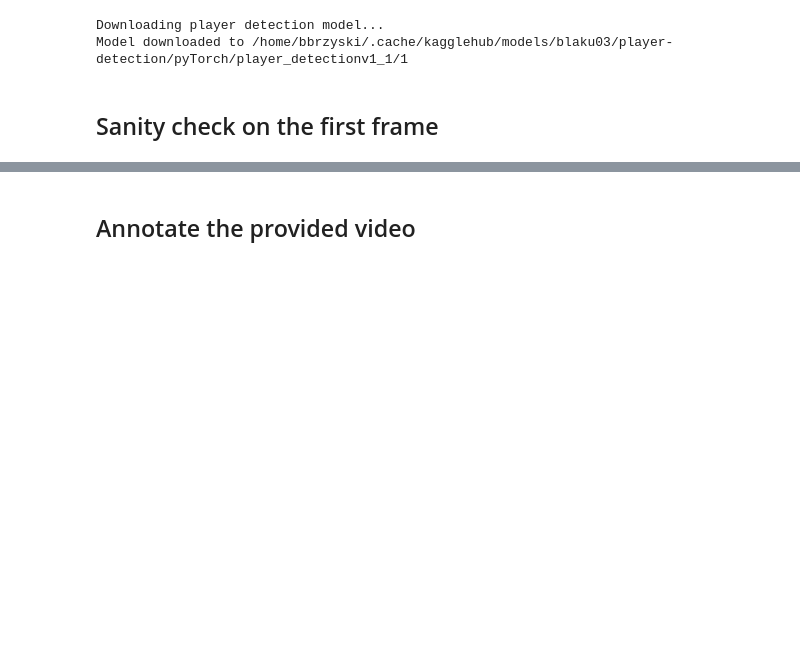
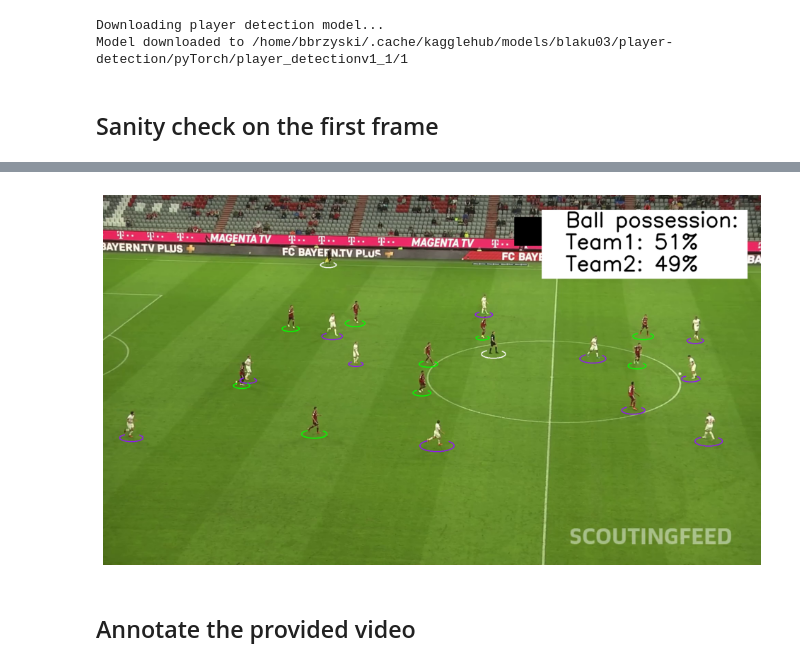
Before and after one commit to Blaku03/PitchAnalyzer_AI, a Jupyter notebook: development_and_analysis/annotator.ipynb, the cells around one changed output, grey strips where cells are left out. Cells and saved outputs as stored; diff of their text form; code cells hidden in the pictures; blank space fills up the shorter version.

```diff
--- a/development_and_analysis/annotator.ipynb
+++ b/development_and_analysis/annotator.ipynb
@@ -78,2 +169,22 @@ Speed: 2.9ms preprocess, 33.5ms inference, 28.1ms postprocess per image at shape
+# %%
+import supervision as sv
+
+rect = sv.Rect(x=1280,y=45,width=600,height=200)
+
+scene = sv.draw_filled_rectangle(scene=first_frame.copy(),rect=rect,color=sv.Color.WHITE)
+
+text =  "Ball possession: \nTeam1: 51%\nTeam2: 49%"
+scene = add_text_to_image(
+    image_rgb=scene,
+    label=text,
+    font_thickness=3,
+    font_scale=2,
+    top_left_xy=(1350, 50),
+    font_color_rgb=(0, 0, 0)
+)
+
+show_image(scene)
+# %% [output]
+[figure, added]
 # %% [markdown]
 ## Annotate the provided video
```
Also changed, not shown: parts of 4 cells of this notebook.
